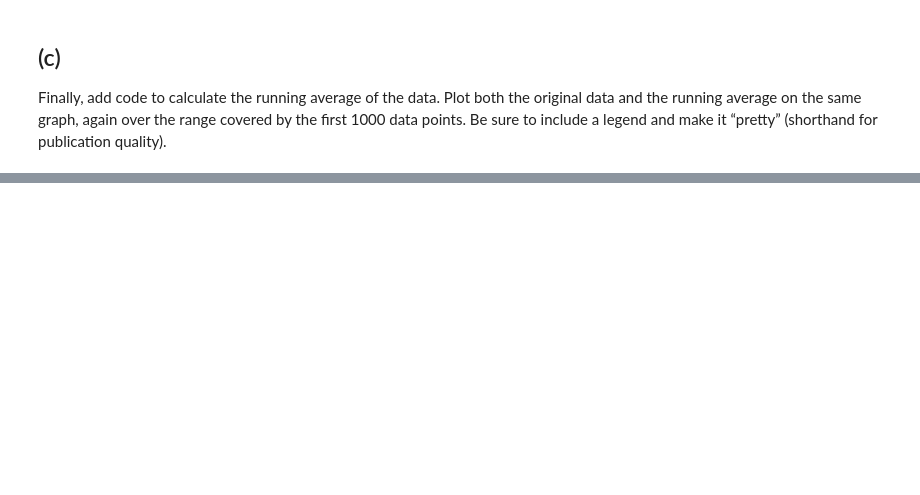
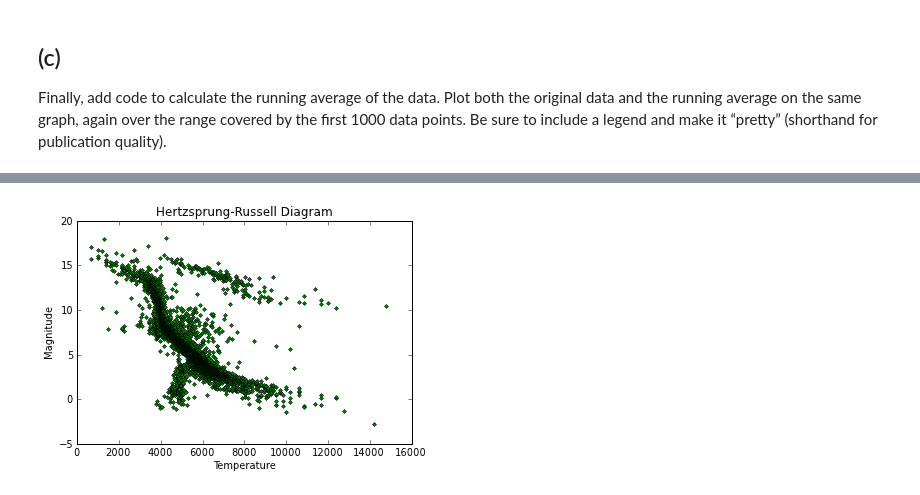
Before and after one commit to ssteeper/PHYS-202-13, a Jupyter notebook: week3/graphics ex. 2.ipynb, the cells around one changed output, grey strips where cells are left out. Cells and saved outputs as stored; diff of their text form; code cells hidden in the pictures; blank space fills up the shorter version.

```diff
--- a/week3/graphics ex. 2.ipynb
+++ b/week3/graphics ex. 2.ipynb
@@ -171,0 +191,12 @@ show()
+# %%
+data = loadtxt("/home/ssteeper/Desktop/stars.txt",float)
+x = data[:,0]
+y = data[:,1]
+plot(x, y, '.', c='green')
+#grid(True)
+title('Hertzsprung-Russell Diagram')
+xlabel('Temperature')
+ylabel('Magnitude')
+show()
+# %% [output]
+[figure, added]
```
Also changed, not shown: parts of 9 cells of this notebook, 1 other file.
